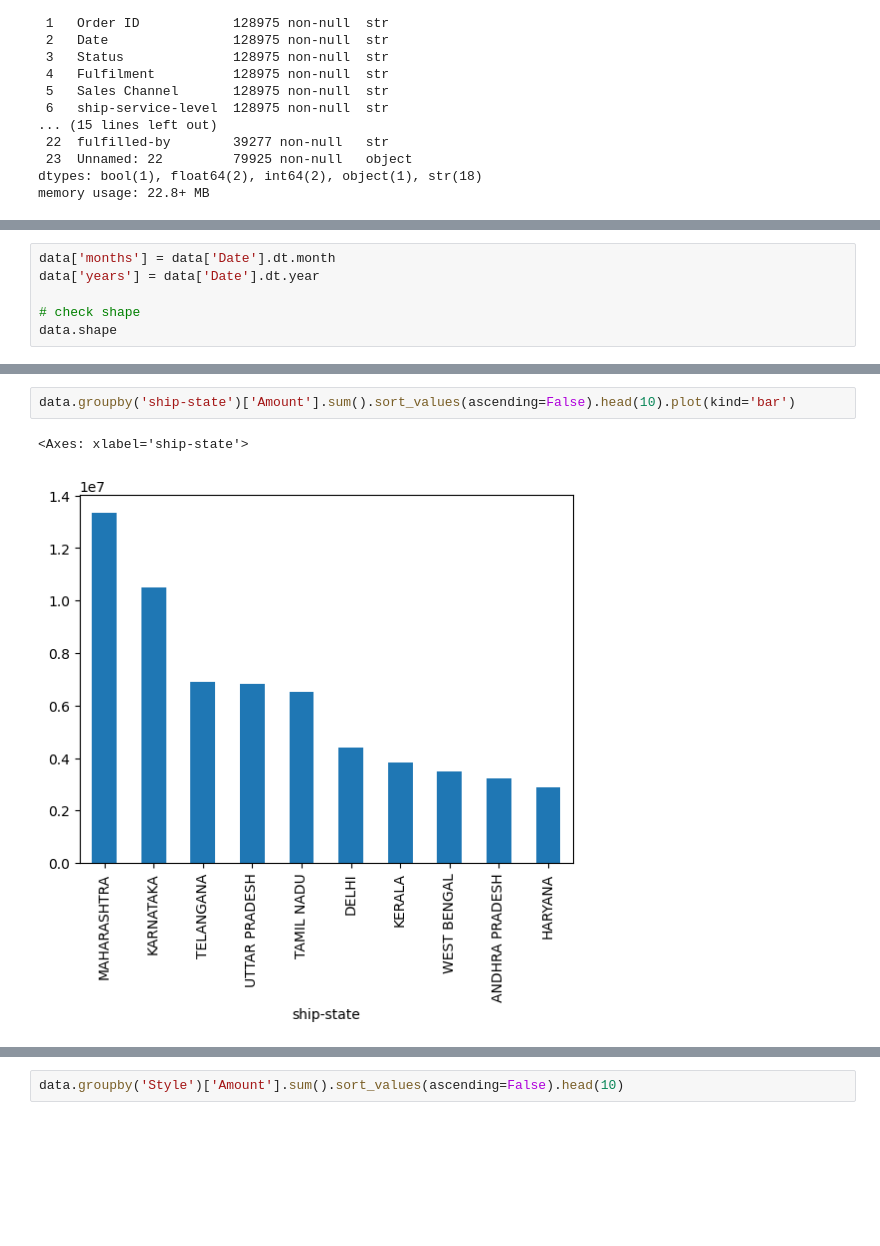
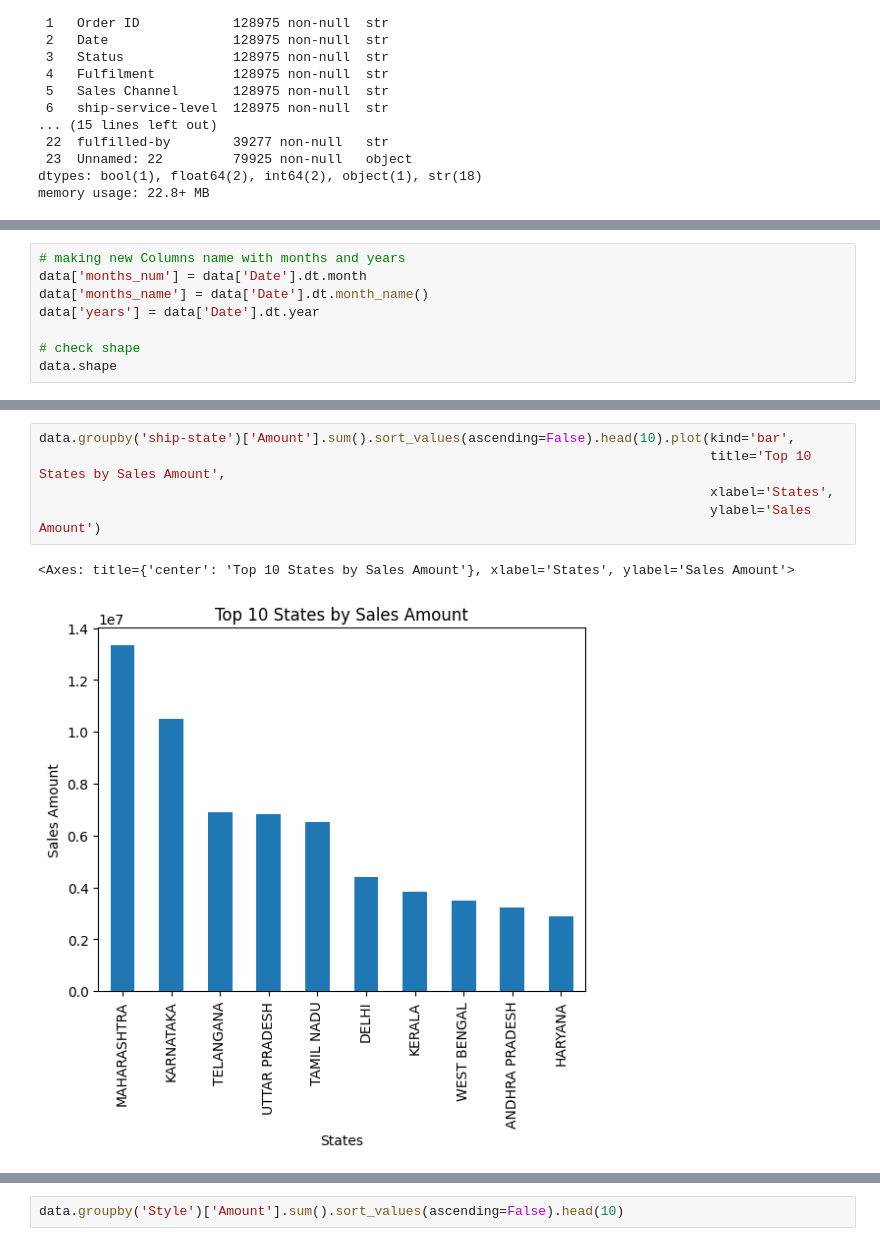
Before and after one commit to altamashfrgn472/Ecommerce-Sales-Analysis, a Jupyter notebook: notebooks/sales_analysis.ipynb, the cells around one changed output, grey strips where cells are left out. Cells and saved outputs as stored; diff of their text form; blank space fills up the shorter version.

```diff
--- a/notebooks/sales_analysis.ipynb
+++ b/notebooks/sales_analysis.ipynb
@@ -79,5 +98,7 @@ data.shape
 # %%
-data['months'] = data['Date'].dt.month
+# making new Columns name with months and years
+data['months_num'] = data['Date'].dt.month
+data['months_name'] = data['Date'].dt.month_name()
 data['years'] = data['Date'].dt.year
 
 # check shape
@@ -203,5 +186,8 @@ Name: Amount, dtype: float64
 # %%
-data.groupby('ship-state')['Amount'].sum().sort_values(ascending=False).head(10).plot(kind='bar')
+data.groupby('ship-state')['Amount'].sum().sort_values(ascending=False).head(10).plot(kind='bar',
+                                                                                      title='Top 10 States by Sales Amount',
+                                                                                      xlabel='States',
+                                                                                      ylabel='Sales Amount')
 # %% [output]
-<Axes: xlabel='ship-state'>
+<Axes: title={'center': 'Top 10 States by Sales Amount'}, xlabel='States', ylabel='Sales Amount'>
-[figure, old version]
+[figure, new version]
```
Also changed, not shown: parts of 53 cells of this notebook, 6 other files.
